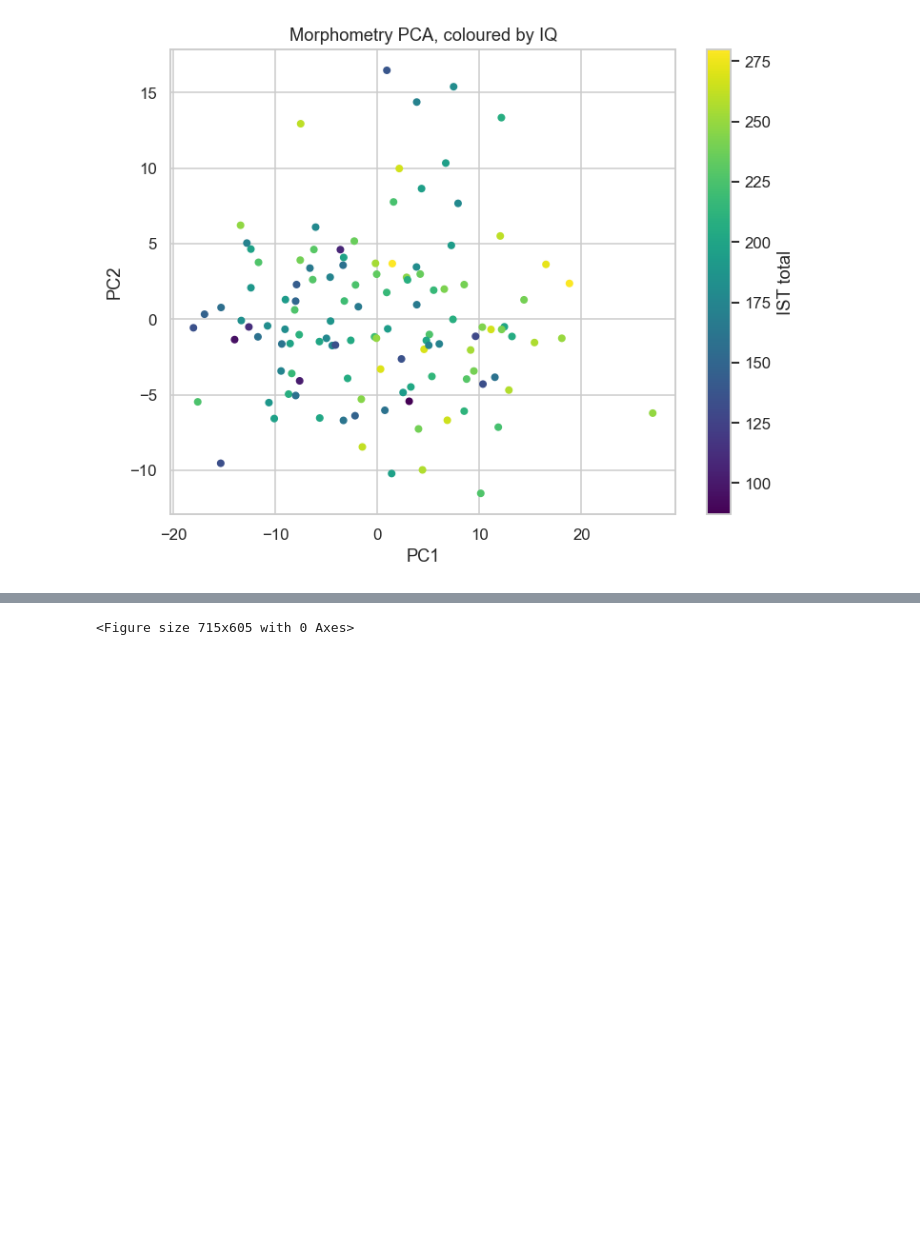
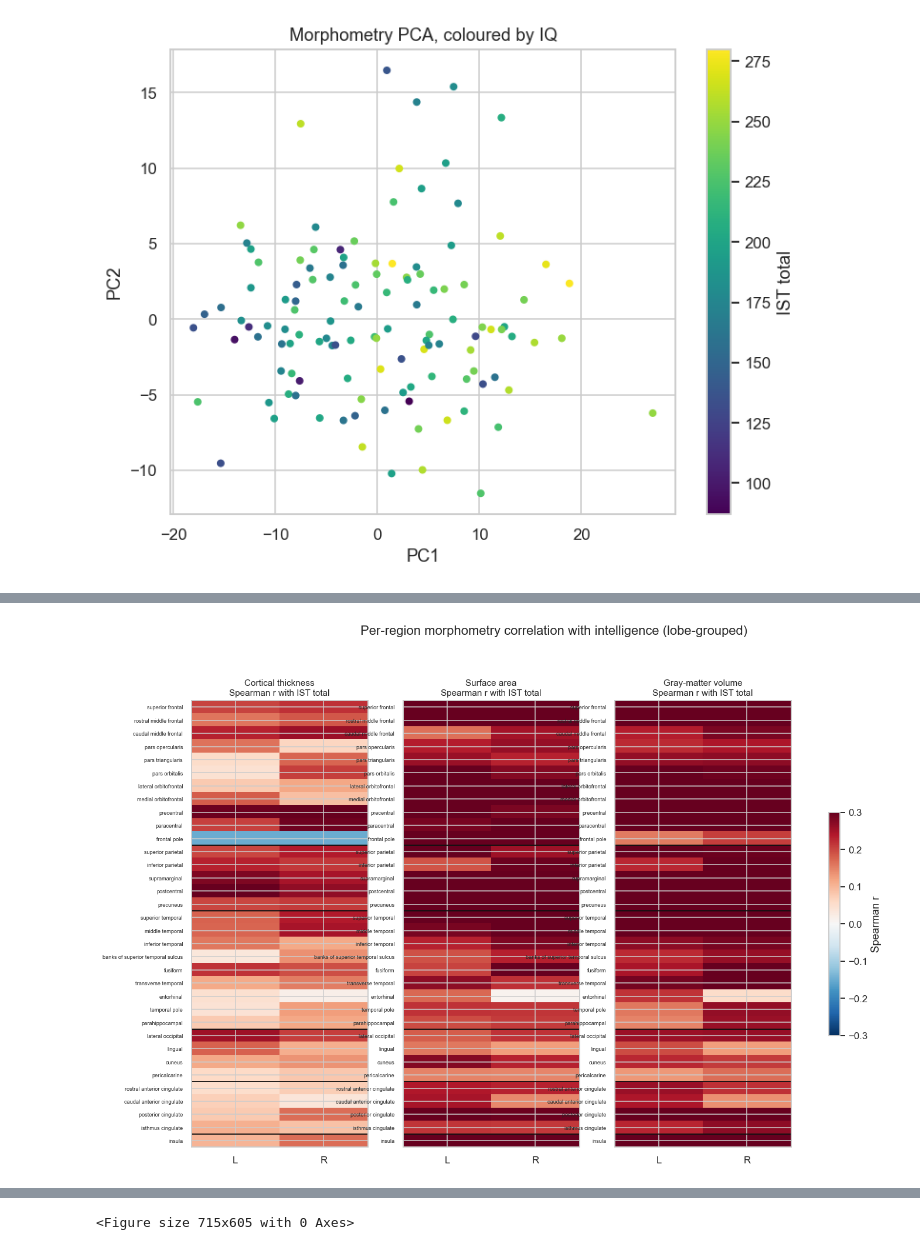
Before and after one commit to stvsever/multi_agent_decision_support_system, a Jupyter notebook: validation/datasets/INTELLIGENCE/notebooks/02_brain_preprocessing.ipynb, the cells around one changed output, grey strips where cells are left out. Saved outputs shown, nothing was run; the diff lists cells and outputs as text; code cells hidden in the pictures; blank space fills up the shorter version.

```diff
--- a/validation/datasets/INTELLIGENCE/notebooks/02_brain_preprocessing.ipynb
+++ b/validation/datasets/INTELLIGENCE/notebooks/02_brain_preprocessing.ipynb
@@ -127 +130,35 @@ if len(Mp) > 10:
+# %%
+repo = next(p for p in [ROOT,*ROOT.parents] if (p/"src"/"full_stack").is_dir())
+sys.path.insert(0, str(repo))
+from validation.common.freesurfer import DK_LOBES, LOBES, REGION_LABELS
+from scipy.stats import spearmanr
+regions = [r for lobe in LOBES for r in DK_LOBES if DK_LOBES[r]==lobe]
+lobe_of = [DK_LOBES[r] for r in regions]
+measures = [("fs_thk","Cortical thickness"),("fs_area","Surface area"),("fs_gmv","Gray-matter volume")]
+tgt = target.reindex(morph.index)
+fig, axes = plt.subplots(1, 3, figsize=(15, 9))
+for ax,(pref,mtitle) in zip(axes, measures):
+    M=[]
+    for r in regions:
+        row=[]
+        for hemi in ("lh","rh"):
+            col=f"{pref}_{hemi}_{r}"
+            if col in morph:
+                m=morph[col].notna()&tgt.notna()
+                row.append(spearmanr(morph[col][m], tgt[m]).statistic if m.sum()>20 else np.nan)
+            else: row.append(np.nan)
+        M.append(row)
+    M=np.array(M)
+    im=ax.imshow(M, cmap="RdBu_r", vmin=-0.3, vmax=0.3, aspect="auto")
+    ax.set_xticks([0,1]); ax.set_xticklabels(["L","R"])
+    ax.set_yticks(range(len(regions))); ax.set_yticklabels([REGION_LABELS.get(r,r) for r in regions], fontsize=6)
+    # lobe separators
+    for i in range(1,len(regions)):
+        if lobe_of[i]!=lobe_of[i-1]: ax.axhline(i-0.5, color="#111", lw=1.2)
+    ax.set_title(f"{mtitle}\nSpearman r with IST total", fontsize=10)
+fig.colorbar(im, ax=axes, shrink=0.5, label="Spearman r")
+plt.suptitle("Per-region morphometry correlation with intelligence (lobe-grouped)", y=1.01)
+plt.show()
+# %% [output]
+[figure, added]
 # %% [markdown]
```
Also changed, not shown: parts of 5 cells of this notebook, 12 other files.
